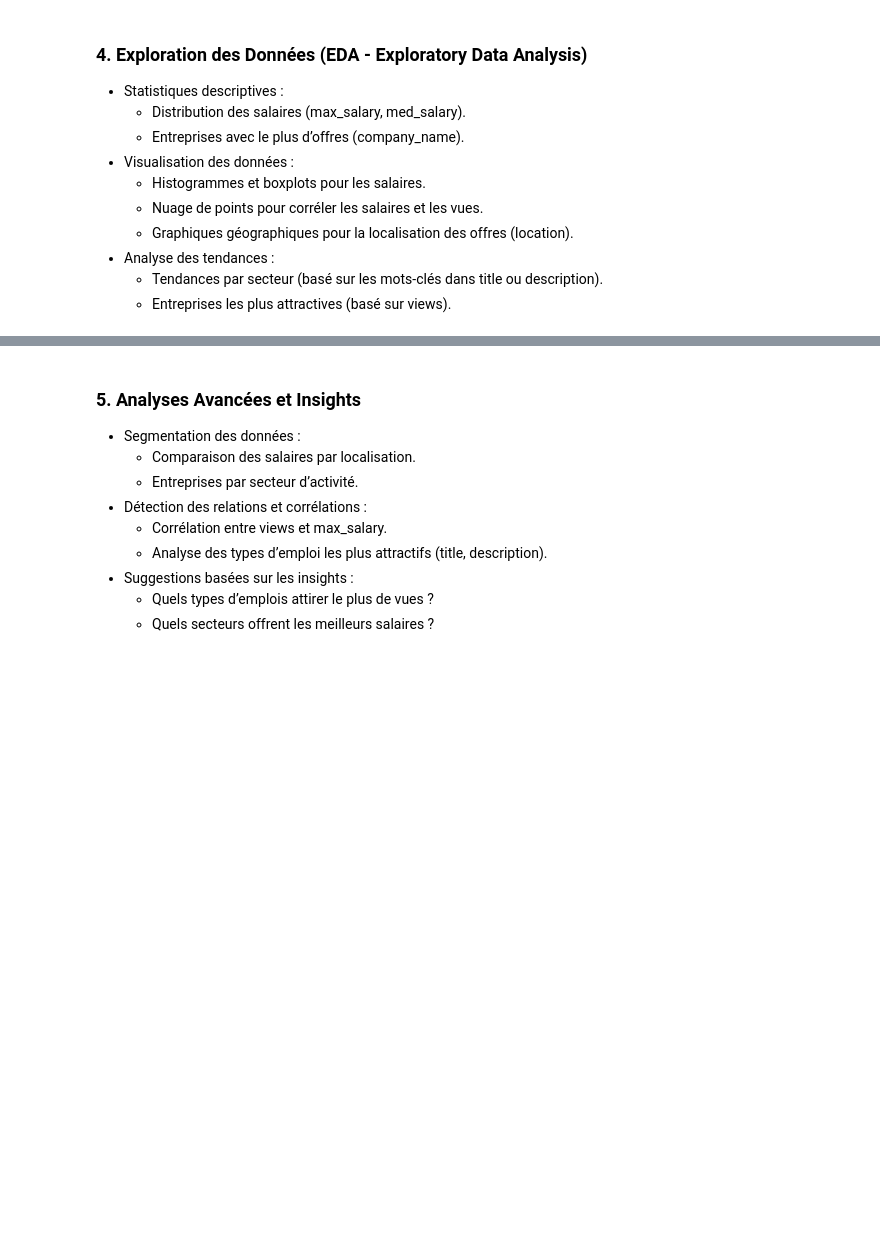
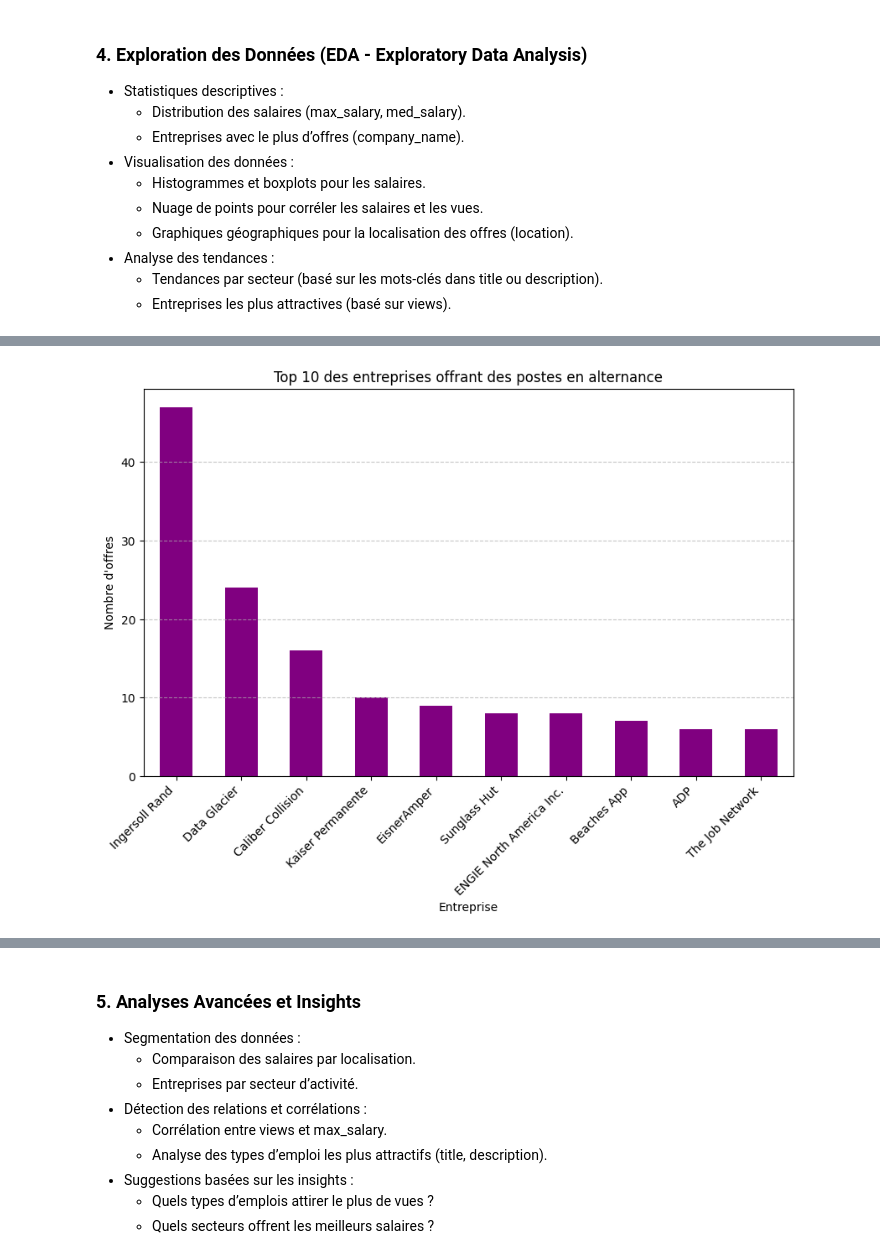
Before and after one commit to CalvoTom/InternAnalytics, a Jupyter notebook: notebooks/internAnalytics.ipynb, the cells around one changed output, grey strips where cells are left out. Cells and saved outputs as stored; diff of their text form; code cells hidden in the pictures; blank space fills up the shorter version.

```diff
--- a/notebooks/internAnalytics.ipynb
+++ b/notebooks/internAnalytics.ipynb
@@ -97,0 +151,14 @@ data_clean.to_csv("../data/interim/posting_clean.csv", header=True)
+# %%
+alternance_data = data_clean[data_clean['work_type'].str.contains('Internship', na=False, case=False)]
+alternance_counts = alternance_data['company_name'].value_counts().head(10)
+
+plt.figure(figsize=(10, 6))
+alternance_counts.plot(kind='bar', color='purple')
+plt.title("Top 10 des entreprises offrant des postes en alternance")
+plt.xlabel("Entreprise")
+plt.ylabel("Nombre d'offres")
+plt.xticks(rotation=45, ha='right')
+plt.grid(axis='y', linestyle='--', alpha=0.7)
+plt.show()
+# %% [output]
+[figure, added]
```
Also changed, not shown: parts of 7 cells of this notebook.
